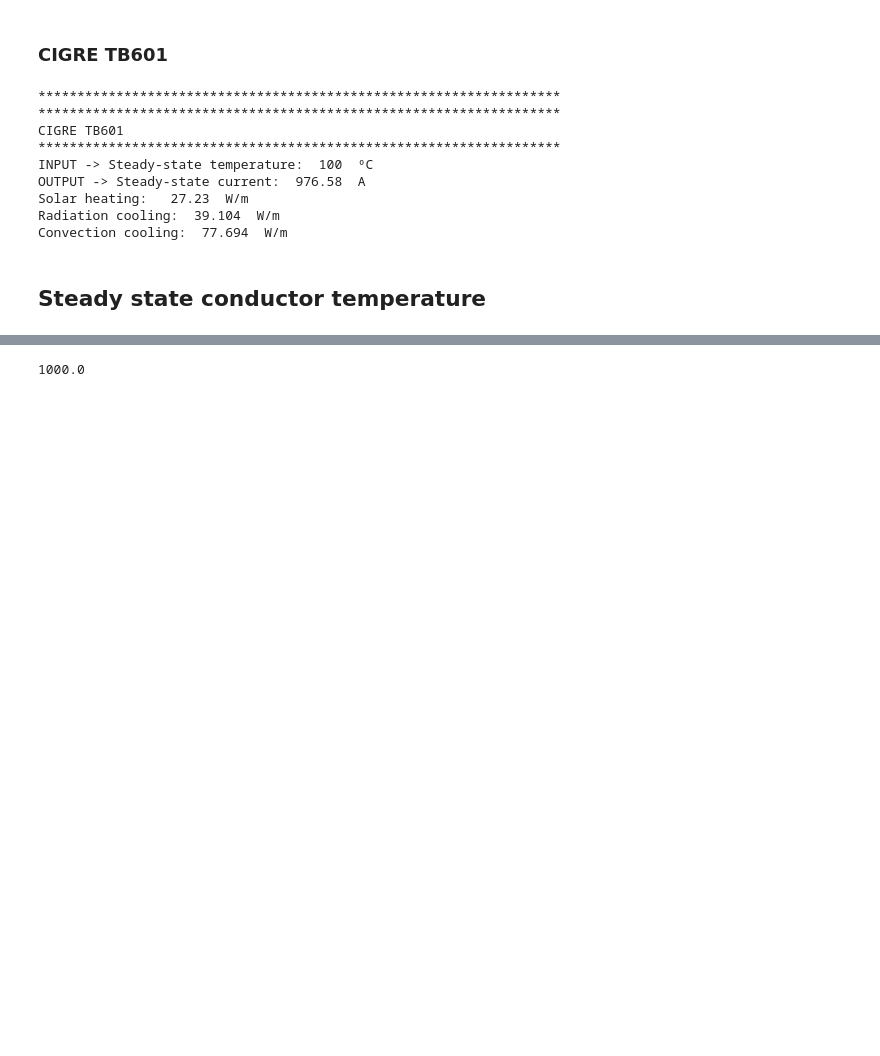
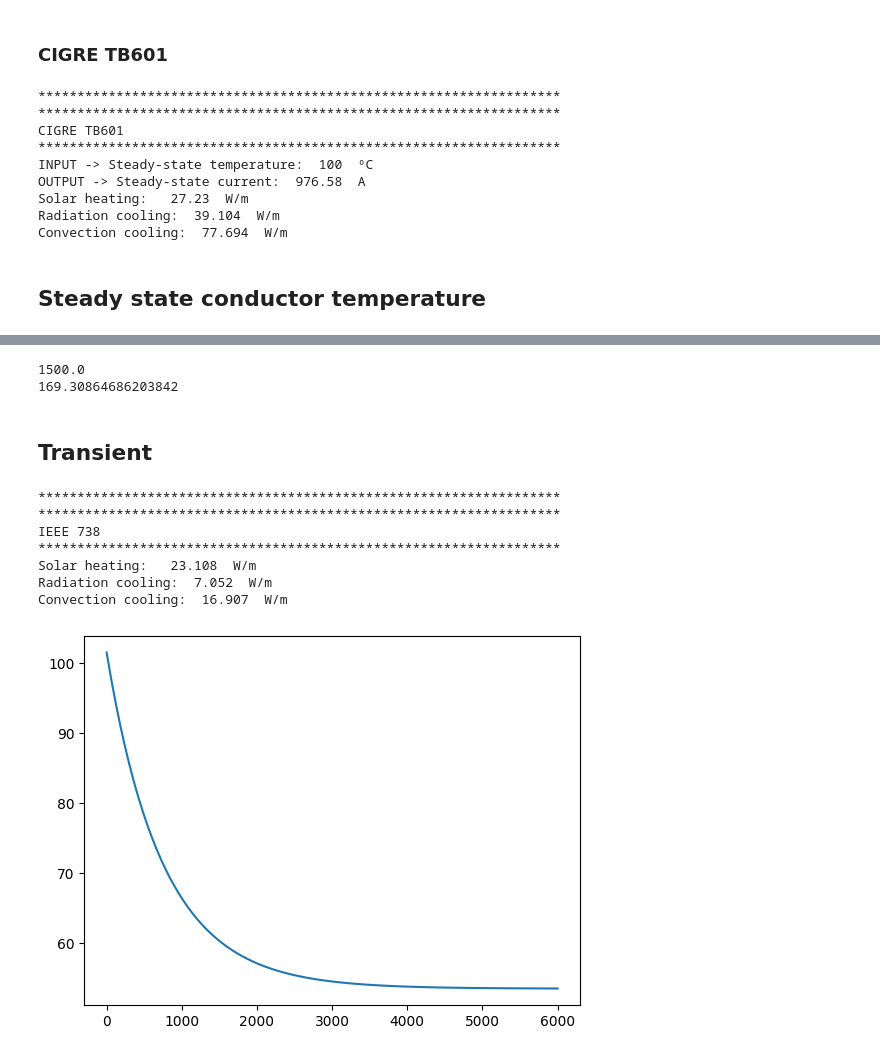
Before and after one commit to gteasoft/pypacity, a Jupyter notebook: test_01.ipynb, the cells around one changed output, grey strips where cells are left out. Saved outputs shown, nothing was run; the diff lists cells and outputs as text; code cells hidden in the pictures; blank space fills up the shorter version.

Commit message:
upgrade NSELECT==3 in CIGRE

```diff
--- a/test_01.ipynb
+++ b/test_01.ipynb
@@ -149,4 +149,63 @@ Convection cooling:  80.285  W/m
-# %%
-X2.Case1.XIPRELOAD
-# %% [output]
-1000.0
+# %%
+print(X2.Case1.XIPRELOAD)
+print(X2.Case1.TCDRPRELOAD)
+# %% [output]
+1500.0
+169.30864686203842
+# %% [markdown]
+## Transient
+# %%
+PV1 = pvsystems.PVSystems()
+Case1 = case.Case()
+NSELECT = 3
+Case1.demo( NSELECT)
+# Ambient conditions
+Case1.TAMB = 40.0
+Case1.CDR_LAT_DEG = 30
+Case1.ALBEDO = 0.1
+Case1.beta = 0
+Case1.CDR_ELEV = 0
+Case1.TCDRPRELOAD = 100
+#Case1.TCDRMAX = 150
+#Case1.TCDR = 100.0
+Case1.WINDANG_DEG = 60
+Case1.Z1_DEG = 90
+Case1.Ns = 1.0
+Case1.SUN_TIME = 11
+Case1.NDAY = PV1.DayOfYear( 10, 6) # 10th June
+# %%
+# IEEE 738
+#X1 = ieee738.IEEE738()
+X1.set_case( Case1)
+X1.Debug = 0
+#X1.set_cable( Cable1)
+#X1.set_case( Case1)
+X1.Case1.ATCDR = []
+X1.Case1.TIME = []
+X1.Case1.NSELECT = 3
+X1.Case1.XIPRELOAD = 1000
+X1.Case1.XISTEP = 100
+
+X1.Case1.TT = 6000
+X1.Case1.SORM = 1
+X1.Case1.DELTIME = 60
+
+X1.ieee_738_2013()
+X1.outputs()
+
+
+
+plt.plot( X1.Case1.TIME, X1.Case1.ATCDR)
+ATCDRieee = X1.Case1.ATCDR
+Time = X1.Case1.TIME
+
+#
+# %% [output]
+*******************************************************************
+*******************************************************************
+IEEE 738
+*******************************************************************
+Solar heating:   23.108  W/m
+Radiation cooling:  7.052  W/m
+Convection cooling:  16.907  W/m
+[figure, added]
```
Also changed, not shown: parts of 5 cells of this notebook, 10 other files.
